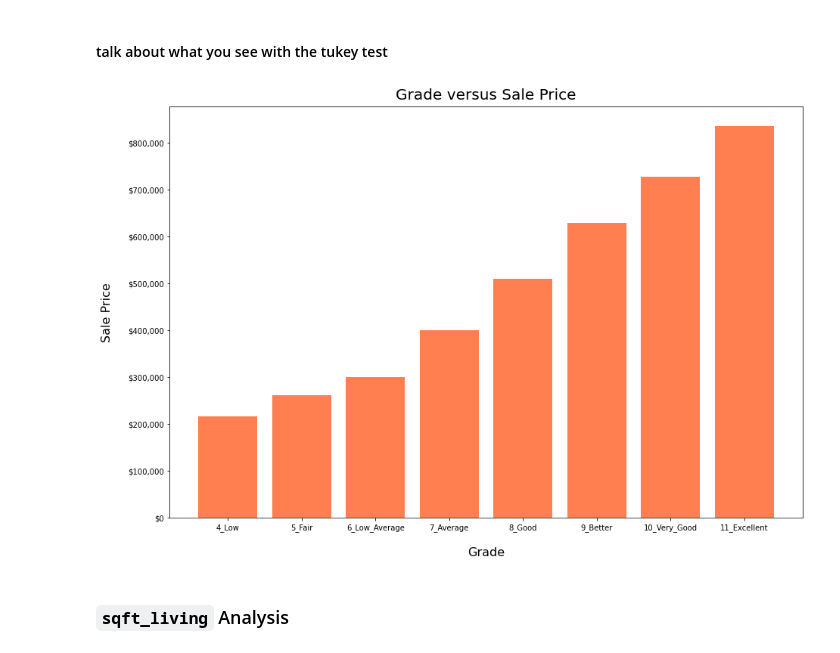
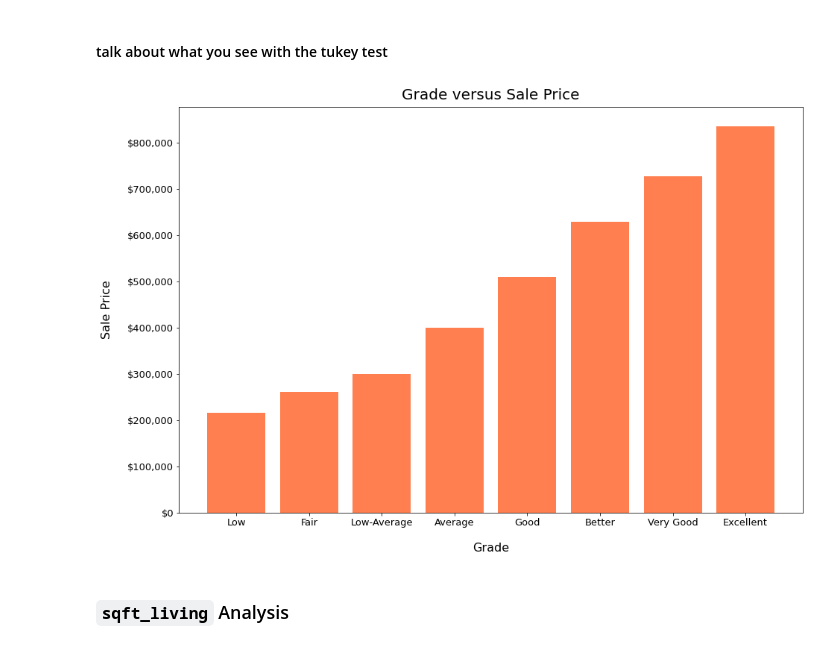
Before and after one commit to xiaohua-su/King_County_Real_Estate_Analysis, a Jupyter notebook: King_County_Real_Estate_Analysis.ipynb, the cells around one changed output. Drawn from its saved outputs; the diff is of its cells as text; code cells hidden in the pictures.

Commit message:
Fixed test_score function & corrected visualizations

```diff
--- a/King_County_Real_Estate_Analysis.ipynb
+++ b/King_County_Real_Estate_Analysis.ipynb
@@ -1027,31 +1031,27 @@ grade_graph.sort_values('price', ascending= True, inplace = True)
 # %%
 fig, ax = plt.subplots(figsize = (15, 10))
 
-#grade_ticks = ["Low", "Fair", "Low-Average", "Average", "Good", "Better", "Very Good", "Excellent", "Luxury"]
-#price_ticks = ["$0", "$200,000", "$400,000", "$600,000", "$800,000"]
-
+grade_ticks = ["Low", "Fair", "Low-Average", "Average", "Good", "Better", "Very Good", "Excellent"]
+price_ticks = ["$0", "$100,000", "$200,000", "$300,000", "$400,000",
+               "$500,000", "$600,000","$700,000", "$800,000"]
 
 x = grade_graph.index
 y = grade_graph['price']
 
 ax.yaxis.set_major_formatter(ticker.StrMethodFormatter('${x:,.0f}'))
 
-
-
 ax.set_title('Grade versus Sale Price', fontsize='20', pad=10)
-#ax.set_xticklabels(grade_ticks, fontsize='13')
-#ax.set_yticklabels(price_ticks, fontsize='13')
+ax.set_xticklabels(grade_ticks, fontsize='13')
+ax.set_yticklabels(price_ticks, fontsize='13')
 ax.set_xlabel('Grade', fontsize='16', labelpad=20)
 ax.set_ylabel('Sale Price', fontsize='16', labelpad=20)
-
-
 
 
 ax.bar(x, y, color='coral')
 
 plt.savefig('./images/grade.png')
 # %% [output]
-[figure, old version]
+[figure, new version]
 # %% [markdown]
 ### `sqft_living` Analysis
 # %% [markdown]
```
Also changed, not shown: parts of 2 cells of this notebook, 2 other files.
